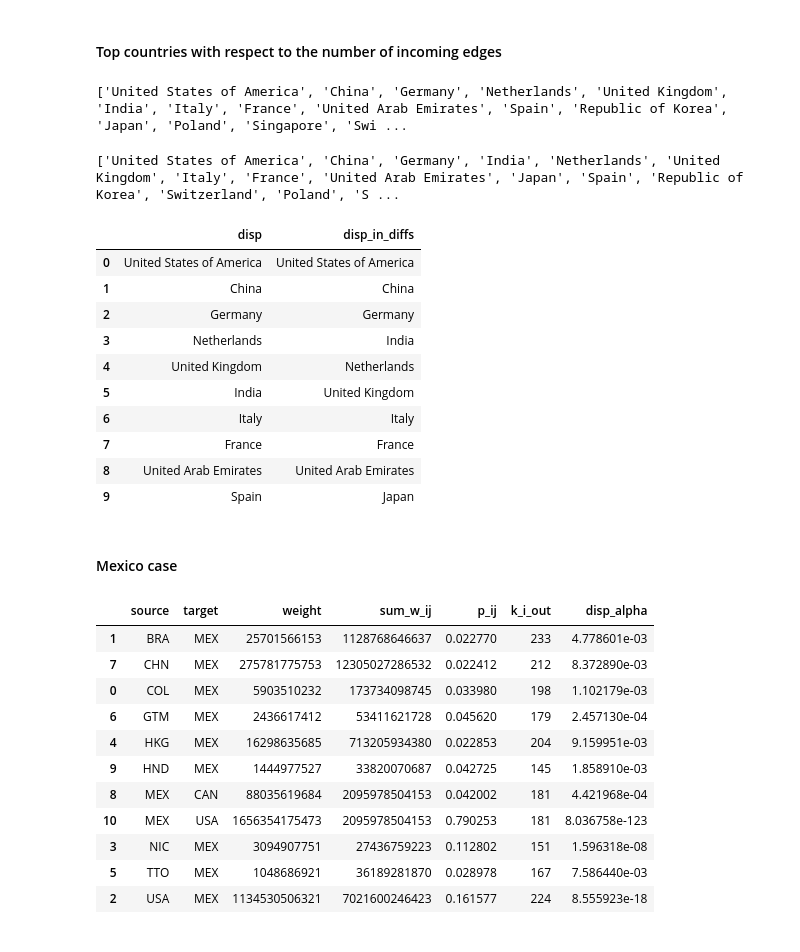
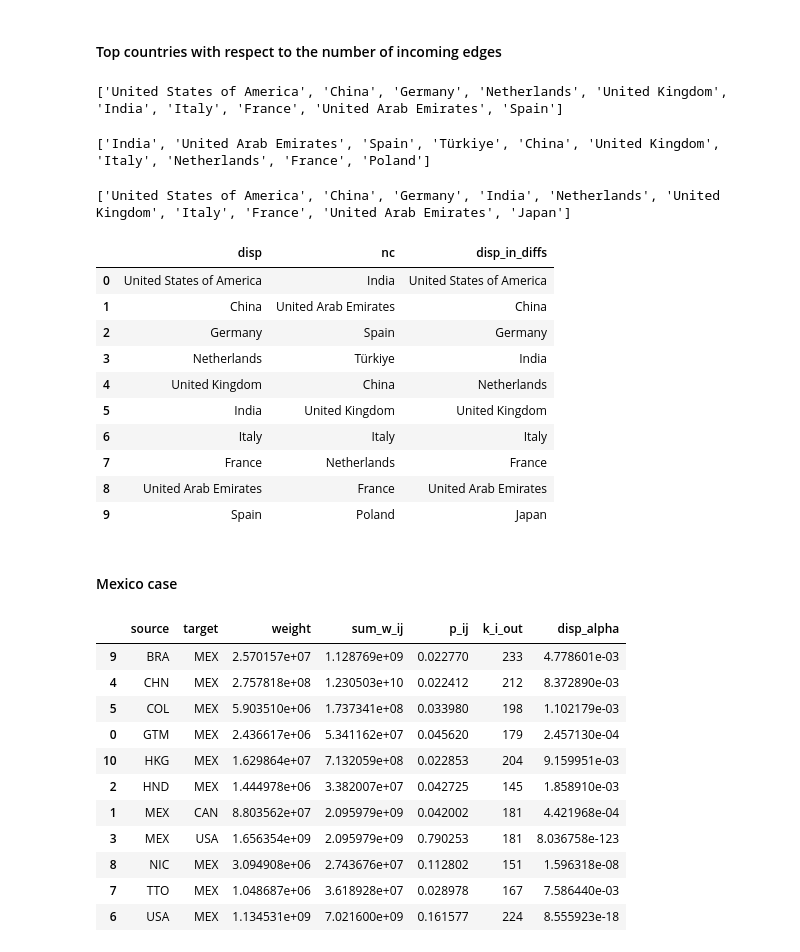
Before and after one commit to hkim07/Disparity-in-Differences, a Jupyter notebook: main_eval4_Trade.ipynb, the cells around one changed output. Drawn from its saved outputs; the diff is of its cells as text; code cells hidden in the pictures.

```diff
--- a/main_eval4_Trade.ipynb
+++ b/main_eval4_Trade.ipynb
@@ -12,14 +12,16 @@ df = df.filter(pl.col("year")>=2020)
 # %%
 elist = df.group_by(["country_iso3_code", "partner_iso3_code"]).agg(pl.col("export_value").sum())
 elist = elist.filter(pl.col("export_value")>0)
+elist = elist.with_columns(pl.col('export_value')/1000) # to prevent overflow
 N_T = len(set(elist["country_iso3_code"]) | set(elist["partner_iso3_code"]))
 E_T = len(elist)
 print(N_T, E_T)
 # %% [output]
 235 32296
 # %%
-Trade = dispindiffs.DisparityInDifferences(elist, source="country_iso3_code", target="partner_iso3_code", weight="export_value")
+Trade = dispindiffs.DisparityInDifferences(elist, source="country_iso3_code", target="partner_iso3_code", weight="export_value", n_samples=10000)
 Trade.calc_disp()
+Trade.calc_nc()
 Trade.calc_disp_in_diffs()
 # %% [output]
 Merging bilateral relations
@@ -39,3 +49,5 @@ disp_backbone, _, _, _ = Trade.extr_disp_backbone(th=0.01)
+# %%
+nc_backbone, _, _, _  = Trade.extr_nc_backbone(delta=2.32)
 # %% [markdown]
 ### Disparity-in-Differences
 # %%
@@ -53,47 +65,54 @@ disp_in_diffs_backbone, _, _, _  = Trade.extr_disp_in_diffs_backbone(th=0.01)
 # %%
 top_disp = disp_backbone.group_by("target").agg(pl.len()).sort("len", descending=True)
 top_disp = top_disp.with_columns(pl.col("target").replace_strict(iso3_to_name, default="").alias("name"))
-print(list(top_disp["name"]))
+print(list(top_disp["name"][:10]))
 # %% [output]
-['United States of America', 'China', 'Germany', 'Netherlands', 'United Kingdom', 'India', 'Italy', 'France', 'United Arab Emirates', 'Spain', 'Republic of Korea', 'Japan', 'Poland', 'Singapore', 'Swi ...
+['United States of America', 'China', 'Germany', 'Netherlands', 'United Kingdom', 'India', 'Italy', 'France', 'United Arab Emirates', 'Spain']
+# %%
+top_nc = nc_backbone.group_by("target").agg(pl.len()).sort("len", descending=True)
+top_nc = top_nc.with_columns(pl.col("target").replace_strict(iso3_to_name, default="").alias("name"))
+print(list(top_nc["name"][:10]))
+# %% [output]
+['India', 'United Arab Emirates', 'Spain', 'Türkiye', 'China', 'United Kingdom', 'Italy', 'Netherlands', 'France', 'Poland']
 # %%
 top_disp_in_diffs = disp_in_diffs_backbone.group_by("target").agg(pl.len()).sort("len", descending=True)
 top_disp_in_diffs = top_disp_in_diffs.with_columns(pl.col("target").replace_strict(iso3_to_name, default="").alias("name"))
-print(list(top_disp_in_diffs["name"]))
+print(list(top_disp_in_diffs["name"][:10]))
 # %% [output]
-['United States of America', 'China', 'Germany', 'India', 'Netherlands', 'United Kingdom', 'Italy', 'France', 'United Arab Emirates', 'Japan', 'Spain', 'Republic of Korea', 'Switzerland', 'Poland', 'S ...
+['United States of America', 'China', 'Germany', 'India', 'Netherlands', 'United Kingdom', 'Italy', 'France', 'United Arab Emirates', 'Japan']
 # %%
 top_comparison = pd.DataFrame({
     "disp": list(top_disp["name"])[:30],
+    "nc": list(top_nc["name"])[:30],
     "disp_in_diffs": list(top_disp_in_diffs["name"])[:30],
 })
 top_comparison.head(10)
 # %% [output]
-|  | disp | disp_in_diffs |
-| 0 | United States of America | United States of America |
-| 1 | China | China |
-| 2 | Germany | Germany |
-| 3 | Netherlands | India |
-| 4 | United Kingdom | Netherlands |
-| 5 | India | United Kingdom |
-| 6 | Italy | Italy |
-| 7 | France | France |
-| 8 | United Arab Emirates | United Arab Emirates |
-| 9 | Spain | Japan |
+|  | disp | nc | disp_in_diffs |
+| 0 | United States of America | India | United States of America |
+| 1 | China | United Arab Emirates | China |
+| 2 | Germany | Spain | Germany |
+| 3 | Netherlands | Türkiye | India |
+| 4 | United Kingdom | China | Netherlands |
+| 5 | India | United Kingdom | United Kingdom |
+| 6 | Italy | Italy | Italy |
+| 7 | France | Netherlands | France |
+| 8 | United Arab Emirates | France | United Arab Emirates |
+| 9 | Spain | Poland | Japan |
 # %% [markdown]
 #### Mexico case
 # %%
 disp_backbone.filter((pl.col("source")=="MEX") | (pl.col("target")=="MEX")).to_pandas().sort_values(by="source")
 # %% [output]
 |  | source | target | weight | sum_w_ij | p_ij | k_i_out | disp_alpha |
-| 1 | BRA | MEX | 25701566153 | 1128768646637 | 0.022770 | 233 | 4.778601e-03 |
-| 7 | CHN | MEX | 275781775753 | 12305027286532 | 0.022412 | 212 | 8.372890e-03 |
-| 0 | COL | MEX | 5903510232 | 173734098745 | 0.033980 | 198 | 1.102179e-03 |
-| 6 | GTM | MEX | 2436617412 | 53411621728 | 0.045620 | 179 | 2.457130e-04 |
-| 4 | HKG | MEX | 16298635685 | 713205934380 | 0.022853 | 204 | 9.159951e-03 |
-| 9 | HND | MEX | 1444977527 | 33820070687 | 0.042725 | 145 | 1.858910e-03 |
-| 8 | MEX | CAN | 88035619684 | 2095978504153 | 0.042002 | 181 | 4.421968e-04 |
-| 10 | MEX | USA | 1656354175473 | 2095978504153 | 0.790253 | 181 | 8.036758e-123 |
-| 3 | NIC | MEX | 3094907751 | 27436759223 | 0.112802 | 151 | 1.596318e-08 |
-| 5 | TTO | MEX | 1048686921 | 36189281870 | 0.028978 | 167 | 7.586440e-03 |
-| 2 | USA | MEX | 1134530506321 | 7021600246423 | 0.161577 | 224 | 8.555923e-18 |
+| 9 | BRA | MEX | 2.570157e+07 | 1.128769e+09 | 0.022770 | 233 | 4.778601e-03 |
+| 4 | CHN | MEX | 2.757818e+08 | 1.230503e+10 | 0.022412 | 212 | 8.372890e-03 |
+| 5 | COL | MEX | 5.903510e+06 | 1.737341e+08 | 0.033980 | 198 | 1.102179e-03 |
+| 0 | GTM | MEX | 2.436617e+06 | 5.341162e+07 | 0.045620 | 179 | 2.457130e-04 |
+| 10 | HKG | MEX | 1.629864e+07 | 7.132059e+08 | 0.022853 | 204 | 9.159951e-03 |
+| 2 | HND | MEX | 1.444978e+06 | 3.382007e+07 | 0.042725 | 145 | 1.858910e-03 |
+| 1 | MEX | CAN | 8.803562e+07 | 2.095979e+09 | 0.042002 | 181 | 4.421968e-04 |
+| 3 | MEX | USA | 1.656354e+09 | 2.095979e+09 | 0.790253 | 181 | 8.036758e-123 |
+| 8 | NIC | MEX | 3.094908e+06 | 2.743676e+07 | 0.112802 | 151 | 1.596318e-08 |
+| 7 | TTO | MEX | 1.048687e+06 | 3.618928e+07 | 0.028978 | 167 | 7.586440e-03 |
+| 6 | USA | MEX | 1.134531e+09 | 7.021600e+09 | 0.161577 | 224 | 8.555923e-18 |
```
Also changed, not shown: parts of 5 cells of this notebook, 2 other files.
